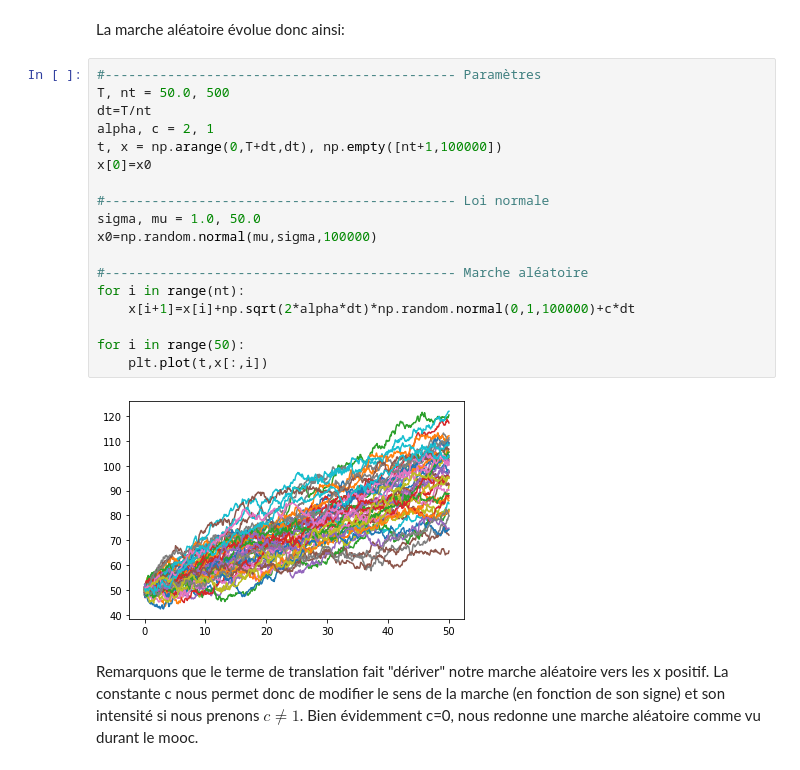
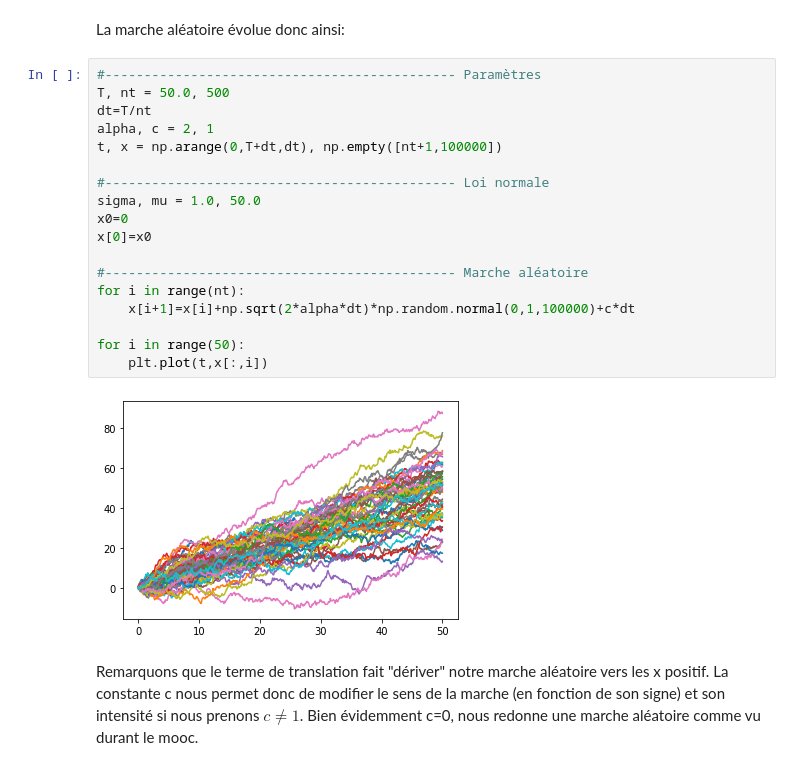
Before and after one commit to Daestraz/MOOC-PhysStat, a Jupyter notebook: Projet Monte-Carlo.ipynb, the cells around one changed output. Saved outputs shown, nothing was run; the diff lists cells and outputs as text.

```diff
--- a/Projet Monte-Carlo.ipynb
+++ b/Projet Monte-Carlo.ipynb
@@ -253,23 +253,23 @@ La marche aléatoire évolue donc ainsi:
 # %%
 #--------------------------------------------- Paramètres
 T, nt = 50.0, 500
 dt=T/nt
 alpha, c = 2, 1
 t, x = np.arange(0,T+dt,dt), np.empty([nt+1,100000])
-x[0]=x0
 
 #--------------------------------------------- Loi normale
 sigma, mu = 1.0, 50.0
-x0=np.random.normal(mu,sigma,100000)
+x0=0
+x[0]=x0
 
 #--------------------------------------------- Marche aléatoire
 for i in range(nt):
     x[i+1]=x[i]+np.sqrt(2*alpha*dt)*np.random.normal(0,1,100000)+c*dt
 
 for i in range(50):
     plt.plot(t,x[:,i])
 # %% [output]
-[figure, old version]
+[figure, new version]
 # %% [markdown]
 Remarquons que le terme de translation fait "dériver" notre marche aléatoire vers les x positif. La constante c nous permet donc de modifier le sens de la marche (en fonction de son signe) et son intensité si nous prenons $c \neq 1$. Bien évidemment c=0, nous redonne une marche aléatoire comme vu durant le mooc.
 # %% [markdown]
```
Also changed, not shown: parts of 30 cells of this notebook.
